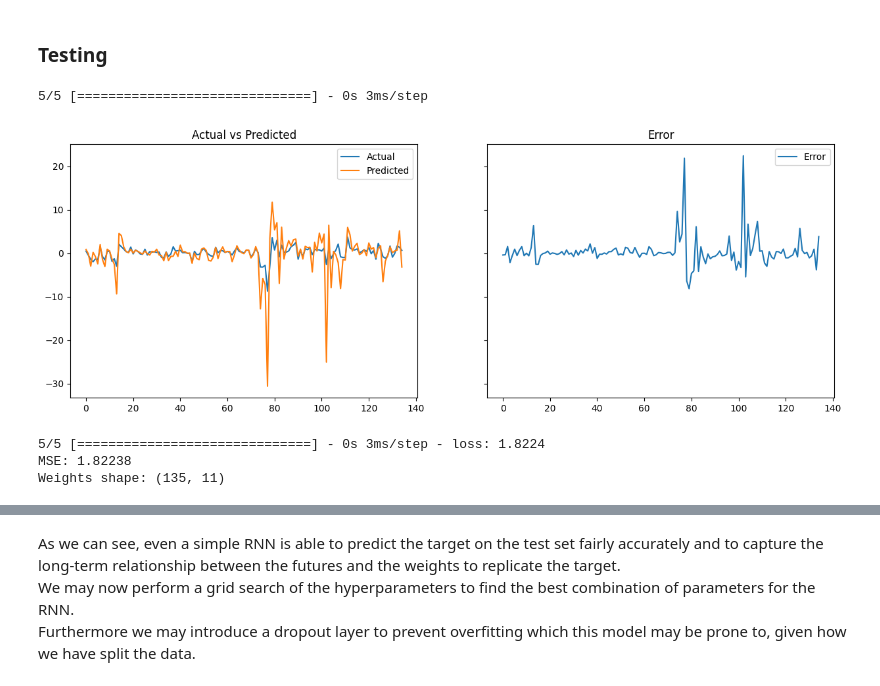
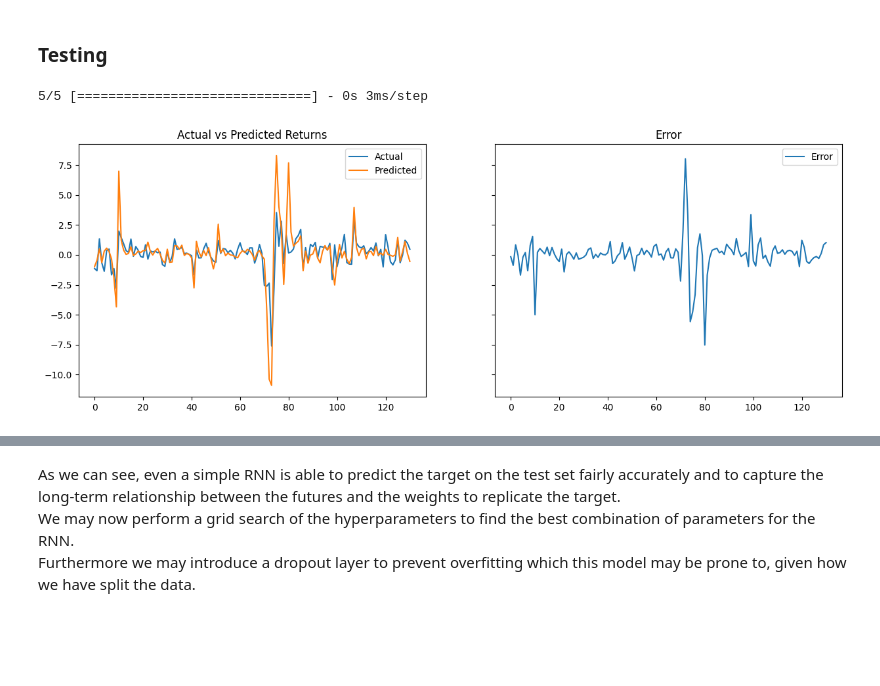
Before and after one commit to jstringara/Fintech, a Jupyter notebook: FinalProject/NN/neuralReplication.ipynb, the cells around one changed output, grey strips where cells are left out. Drawn from its saved outputs; the diff is of its cells as text; code cells hidden in the pictures; blank space fills up the shorter version.

```diff
--- a/FinalProject/NN/neuralReplication.ipynb
+++ b/FinalProject/NN/neuralReplication.ipynb
@@ -230,11 +263,11 @@ of the data with the specified number of lags, finally it splits the data into
 training and testing sets.
 # %%
 # model parameters
-lookback = 30
+lookback = 52 # weeks of data to use (1 year)
 train_pct = 0.8
 
 # convert the data into numpy arrays
-x, y = futures_diff.values, portfolio_diff.values
+x, y = futures_returns.values, target_returns.values
 
 # scale the data using a z-score transformation
 scaler = StandardScaler()
@@ -283,7 +316,7 @@ introduce a Lambda layer to perform the dot product between the futures and the
 weights, this way we can apply the mse loss function directly to the weights.
 # %%
 # parameters for the model
-RNN_units = 64
+RNN_units = num_features * 2
 # create the layers
 input_layer = Input(shape=(num_features,), name='futures_input')
 sw_layer = Input(shape=(lookback, num_features),
@@ -341,9 +365,0 @@ later.
-# %%
-def custom_loss(y_true, y_pred):
-    # calculate the MSE
-    mse = K.mean(K.square(y_true - y_pred))
-    # calculate the percentage of correct sign
-    sign = K.sign(y_true * y_pred)
-    sign_correct = K.mean(K.cast(K.greater(sign, 0), dtype='float32'))
-
-    return mse * (1 - sign_correct)
@@ -350,3 +391,18 @@ def custom_loss(y_true, y_pred):
+# %%
+def custom_loss(y_true, y_pred):
+
+    # get the squared residuals
+    sq_res = K.square(y_true - y_pred)
+    # cases
+    case1 = sq_res[(y_pred >= y_true) & (y_true * y_pred >= 0)] * 0.5
+    case2 = sq_res[(y_pred >= y_true) & (y_true * y_pred < 0)] * 1
+    case3 = sq_res[(y_pred < y_true) & (y_true * y_pred >= 0)] * 1.5
+    case4 = sq_res[(y_pred < y_true) & (y_true * y_pred < 0)] * 2.0
+
+    sq_res = K.concatenate([case1, case2, case3, case4])
+
+    # return the MSE
+    return K.mean(sq_res)
 # %% [markdown]
 ### Training and compiling
 # %%
@@ -393,28 +449,17 @@ plt.show()
 # %%
 # make predictions on the test set
 y_pred = model.predict([x_test, sw_test])
 
 # side by side graph, predicted vs actual and the difference
 fig, (ax1, ax2) = plt.subplots(1, 2, sharey=True, figsize=(15, 5))
 ax1.plot(y_test, label='Actual')
 ax1.plot(y_pred, label='Predicted')
 ax1.legend()
-ax1.set_title('Actual vs Predicted')
+ax1.set_title('Actual vs Predicted Returns')
 ax2.plot(y_test - y_pred, label='Error')
 ax2.legend()
 ax2.set_title('Error')
 plt.show()
 # %% [output]
 5/5 [==============================] - 0s 3ms/step
-[figure, old version]
+[figure, new version]
-# %%
-# evaluate the model
-mse = model.evaluate([x_test, sw_test], y_test)
-print(f'MSE: {mse:.5f}')
-
-weights = get_weights([x_test, sw_test])[0]
-print(f'Weights shape: {weights.shape}')
-# %% [output]
-5/5 [==============================] - 0s 3ms/step - loss: 1.8224
-MSE: 1.82238
-Weights shape: (135, 11)
```
Also changed, not shown: parts of 27 cells of this notebook, 3 other files.
